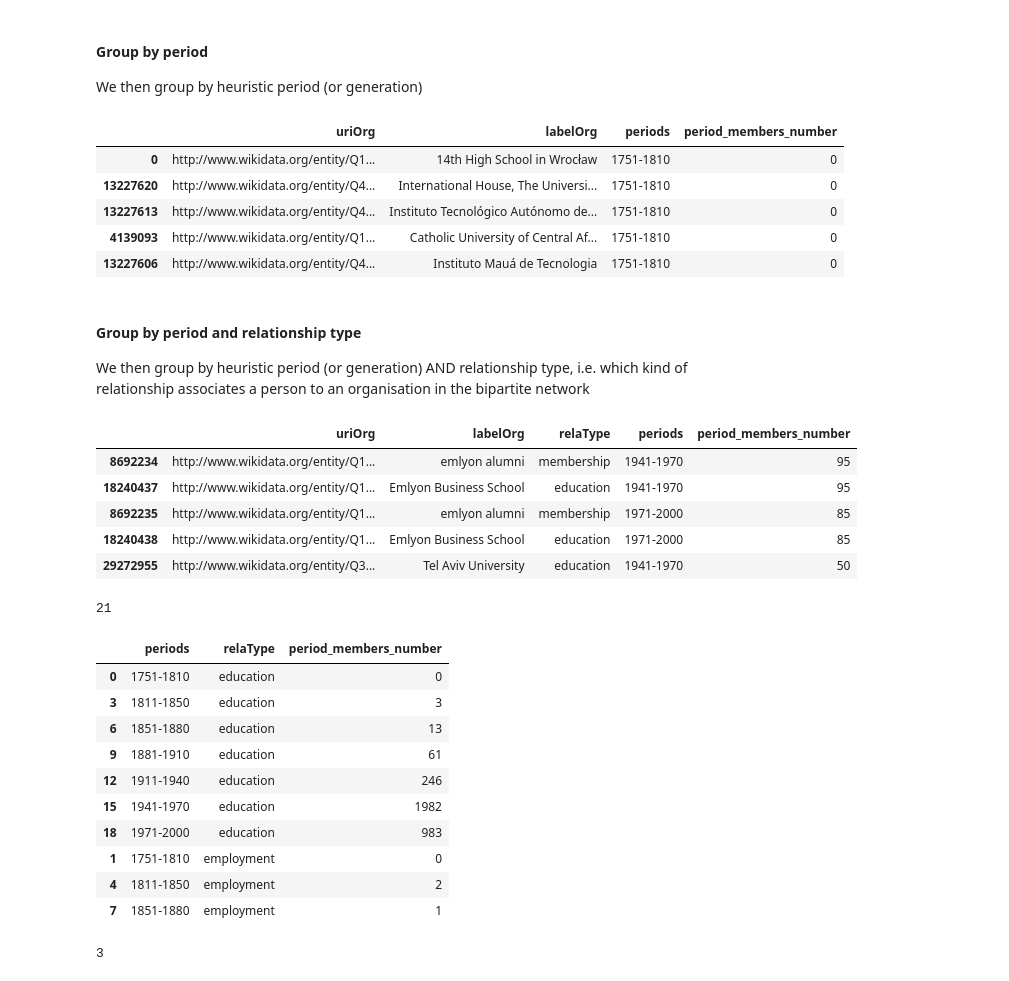
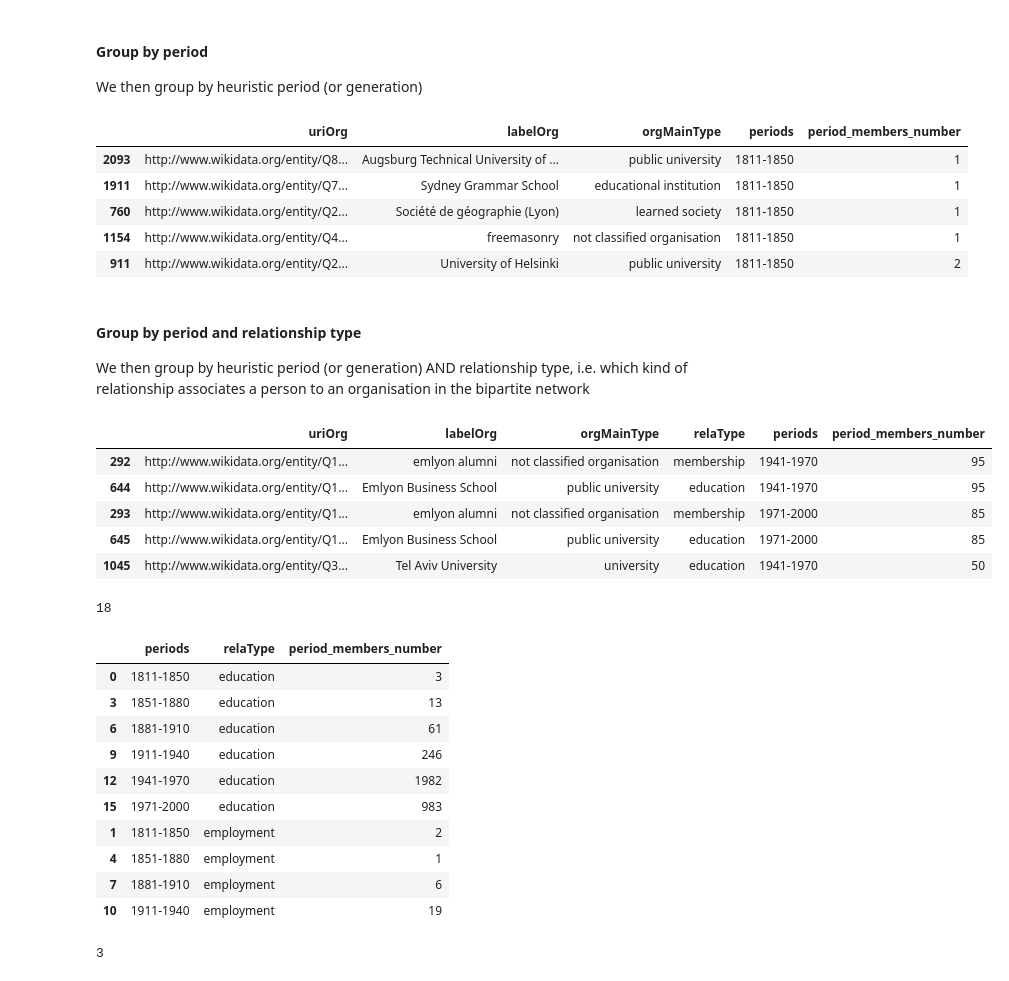
Before and after one commit to Laillaa/French_CEOs, a Jupyter notebook: notebooks_jupyter/wikidata_exploration/wdt_organisations_networks.ipynb, the cells around one changed output. Drawn from its saved outputs; the diff is of its cells as text; code cells hidden in the pictures.

```diff
--- a/notebooks_jupyter/wikidata_exploration/wdt_organisations_networks.ipynb
+++ b/notebooks_jupyter/wikidata_exploration/wdt_organisations_networks.ipynb
@@ -214,10 +214,9 @@ df_p.iloc[[1,5,10]]
 This is only possible if you already stored the data into a CSV, cf. below
 # %%
 ### load from CSV
-'''
-file_add = 'data/persons_organisations_from_organisations.csv'
+
+file_add = 'persons_organisations_from_organisations.csv'
 df_p=pd.read_csv(file_add)
 print(len(df_p))
 df_p.head(2)
-'''
 # %% [output]
@@ -584,31 +586,31 @@ df_org.sort_values('tot_members_number',ascending=False).to_csv(csv_file)
 
 We then group by heuristic period (or generation)
 # %%
-df_orgPeriod = pd.DataFrame(df_prep.groupby(['uriOrg', 'labelOrg', 'periods']).size(), columns=['period_members_number'])
+df_orgPeriod = pd.DataFrame(df_prep.groupby(['uriOrg', 'labelOrg', 'orgMainType', 'periods']).size(), columns=['period_members_number'])
 df_orgPeriod.reset_index(inplace=True)
 df_orgPeriod.sort_values(by='periods', ascending=True).head()
 # %% [output]
-|  | uriOrg | labelOrg | periods | period_members_number |
-| 0 | http://www.wikidata.org/entity/Q1... | 14th High School in Wrocław | 1751-1810 | 0 |
-| 13227620 | http://www.wikidata.org/entity/Q4... | International House, The Universi... | 1751-1810 | 0 |
-| 13227613 | http://www.wikidata.org/entity/Q4... | Instituto Tecnológico Autónomo de... | 1751-1810 | 0 |
-| 4139093 | http://www.wikidata.org/entity/Q1... | Catholic University of Central Af... | 1751-1810 | 0 |
-| 13227606 | http://www.wikidata.org/entity/Q4... | Instituto Mauá de Tecnologia | 1751-1810 | 0 |
+|  | uriOrg | labelOrg | orgMainType | periods | period_members_number |
+| 2093 | http://www.wikidata.org/entity/Q8... | Augsburg Technical University of ... | public university | 1811-1850 | 1 |
+| 1911 | http://www.wikidata.org/entity/Q7... | Sydney Grammar School | educational institution | 1811-1850 | 1 |
+| 760 | http://www.wikidata.org/entity/Q2... | Société de géographie (Lyon) | learned society | 1811-1850 | 1 |
+| 1154 | http://www.wikidata.org/entity/Q4... | freemasonry | not classified organisation | 1811-1850 | 1 |
+| 911 | http://www.wikidata.org/entity/Q2... | University of Helsinki | public university | 1811-1850 | 2 |
 # %% [markdown]
 #### Group by period and relationship type
 
 We then group by heuristic period (or generation) AND relationship type, i.e. which kind of relationship associates a person to an organisation in the bipartite network
 # %%
-df_orgPeriodRelType = pd.DataFrame(df_prep.groupby(['uriOrg', 'labelOrg', 'relaType', 'periods']).size(), columns=['period_members_number'])
+df_orgPeriodRelType = pd.DataFrame(df_prep.groupby(['uriOrg', 'labelOrg', 'orgMainType', 'relaType', 'periods']).size(), columns=['period_members_number'])
 df_orgPeriodRelType.reset_index(inplace=True)
 df_orgPeriodRelType.sort_values(by='period_members_number', ascending=False).head()
 # %% [output]
-|  | uriOrg | labelOrg | relaType | periods | period_members_number |
-| 8692234 | http://www.wikidata.org/entity/Q1... | emlyon alumni | membership | 1941-1970 | 95 |
-| 18240437 | http://www.wikidata.org/entity/Q1... | Emlyon Business School | education | 1941-1970 | 95 |
-| 8692235 | http://www.wikidata.org/entity/Q1... | emlyon alumni | membership | 1971-2000 | 85 |
-| 18240438 | http://www.wikidata.org/entity/Q1... | Emlyon Business School | education | 1971-2000 | 85 |
-| 29272955 | http://www.wikidata.org/entity/Q3... | Tel Aviv University | education | 1941-1970 | 50 |
+|  | uriOrg | labelOrg | orgMainType | relaType | periods | period_members_number |
+| 292 | http://www.wikidata.org/entity/Q1... | emlyon alumni | not classified organisation | membership | 1941-1970 | 95 |
+| 644 | http://www.wikidata.org/entity/Q1... | Emlyon Business School | public university | education | 1941-1970 | 95 |
+| 293 | http://www.wikidata.org/entity/Q1... | emlyon alumni | not classified organisation | membership | 1971-2000 | 85 |
+| 645 | http://www.wikidata.org/entity/Q1... | Emlyon Business School | public university | education | 1971-2000 | 85 |
+| 1045 | http://www.wikidata.org/entity/Q3... | Tel Aviv University | university | education | 1941-1970 | 50 |
 # %%
 ### Number of relationships by period with type
 dfgt = df_orgPeriodRelType.groupby(['periods', 'relaType'], as_index=False)\
@@ -618,18 +620,18 @@ dfgt.sort_values(['relaType', 'periods']).to_csv(file_addr)
 print(len(dfgt))
 dfgt.iloc[:10]
 # %% [output]
-21
+18
 |  | periods | relaType | period_members_number |
-| 0 | 1751-1810 | education | 0 |
-| 3 | 1811-1850 | education | 3 |
-| 6 | 1851-1880 | education | 13 |
-| 9 | 1881-1910 | education | 61 |
-| 12 | 1911-1940 | education | 246 |
-| 15 | 1941-1970 | education | 1982 |
-| 18 | 1971-2000 | education | 983 |
-| 1 | 1751-1810 | employment | 0 |
-| 4 | 1811-1850 | employment | 2 |
-| 7 | 1851-1880 | employment | 1 |
+| 0 | 1811-1850 | education | 3 |
+| 3 | 1851-1880 | education | 13 |
+| 6 | 1881-1910 | education | 61 |
+| 9 | 1911-1940 | education | 246 |
+| 12 | 1941-1970 | education | 1982 |
+| 15 | 1971-2000 | education | 983 |
+| 1 | 1811-1850 | employment | 2 |
+| 4 | 1851-1880 | employment | 1 |
+| 7 | 1881-1910 | employment | 6 |
+| 10 | 1911-1940 | employment | 19 |
 # %%
 ### Number of relationships without period
 dfgw = df_orgPeriodRelType.groupby(['relaType' ], as_index=False)\
```
Also changed, not shown: parts of 41 cells of this notebook.
